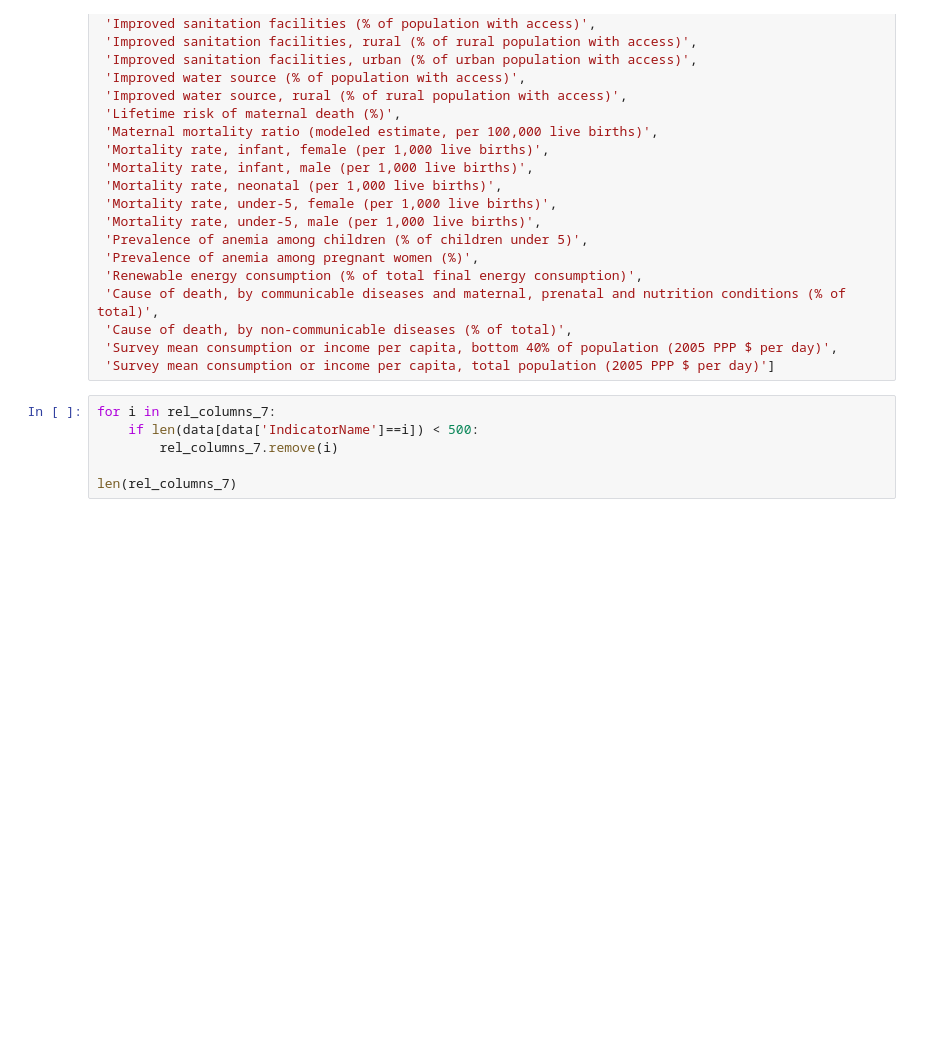
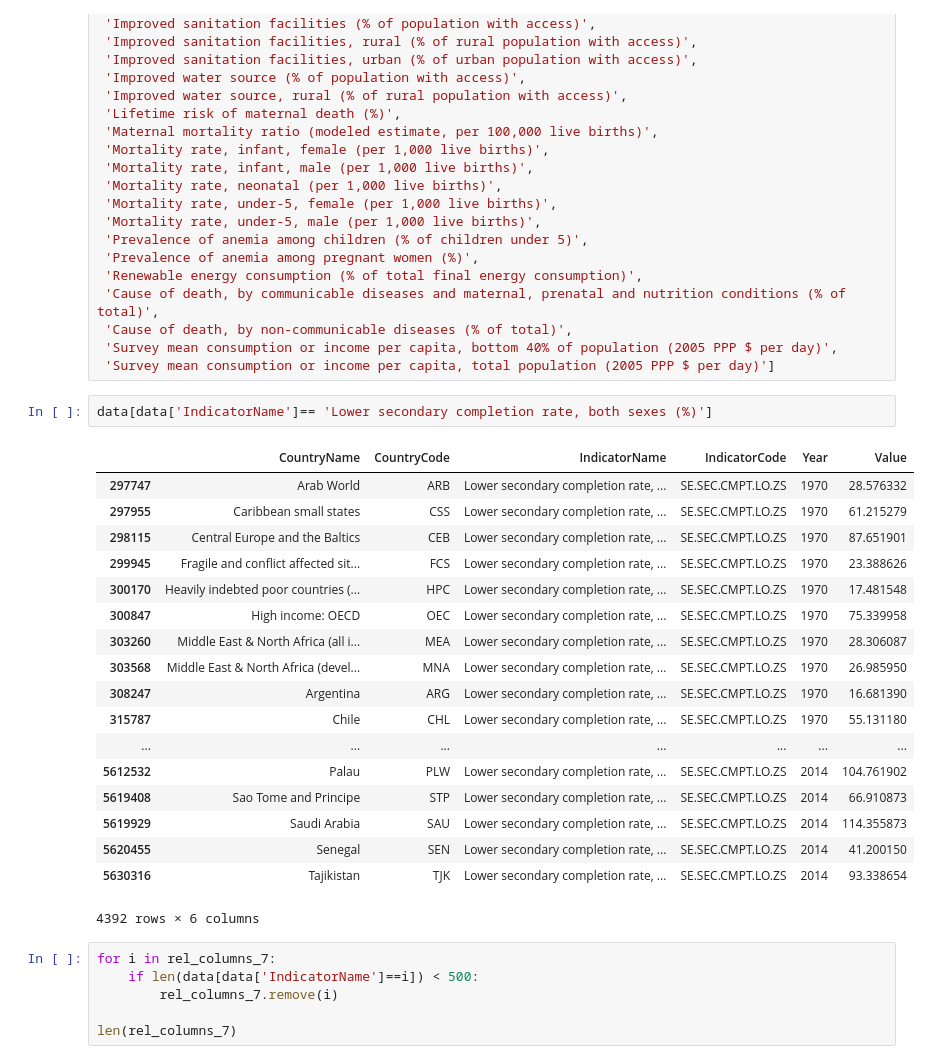
Before and after one commit to soyoungpark9187/ML_termProject, a Jupyter notebook: input/algorithm.ipynb, the cells around one changed output. Saved outputs shown, nothing was run; the diff lists cells and outputs as text; blank space fills up the shorter version.

```diff
--- a/input/algorithm.ipynb
+++ b/input/algorithm.ipynb
@@ -70,6 +70,27 @@ rel_columns_7 = ['Adolescent fertility rate (births per 1,000 women ages 15-19)'
  'Cause of death, by non-communicable diseases (% of total)',
  'Survey mean consumption or income per capita, bottom 40% of population (2005 PPP $ per day)',
  'Survey mean consumption or income per capita, total population (2005 PPP $ per day)']
+# %%
+data[data['IndicatorName']== 'Lower secondary completion rate, both sexes (%)']
+# %% [output]
+|  | CountryName | CountryCode | IndicatorName | IndicatorCode | Year | Value |
+| 297747 | Arab World | ARB | Lower secondary completion rate, ... | SE.SEC.CMPT.LO.ZS | 1970 | 28.576332 |
+| 297955 | Caribbean small states | CSS | Lower secondary completion rate, ... | SE.SEC.CMPT.LO.ZS | 1970 | 61.215279 |
+| 298115 | Central Europe and the Baltics | CEB | Lower secondary completion rate, ... | SE.SEC.CMPT.LO.ZS | 1970 | 87.651901 |
+| 299945 | Fragile and conflict affected sit... | FCS | Lower secondary completion rate, ... | SE.SEC.CMPT.LO.ZS | 1970 | 23.388626 |
+| 300170 | Heavily indebted poor countries (... | HPC | Lower secondary completion rate, ... | SE.SEC.CMPT.LO.ZS | 1970 | 17.481548 |
+| 300847 | High income: OECD | OEC | Lower secondary completion rate, ... | SE.SEC.CMPT.LO.ZS | 1970 | 75.339958 |
+| 303260 | Middle East & North Africa (all i... | MEA | Lower secondary completion rate, ... | SE.SEC.CMPT.LO.ZS | 1970 | 28.306087 |
+| 303568 | Middle East & North Africa (devel... | MNA | Lower secondary completion rate, ... | SE.SEC.CMPT.LO.ZS | 1970 | 26.985950 |
+| 308247 | Argentina | ARG | Lower secondary completion rate, ... | SE.SEC.CMPT.LO.ZS | 1970 | 16.681390 |
+| 315787 | Chile | CHL | Lower secondary completion rate, ... | SE.SEC.CMPT.LO.ZS | 1970 | 55.131180 |
+| ... | ... | ... | ... | ... | ... | ... |
+| 5612532 | Palau | PLW | Lower secondary completion rate, ... | SE.SEC.CMPT.LO.ZS | 2014 | 104.761902 |
+| 5619408 | Sao Tome and Principe | STP | Lower secondary completion rate, ... | SE.SEC.CMPT.LO.ZS | 2014 | 66.910873 |
+| 5619929 | Saudi Arabia | SAU | Lower secondary completion rate, ... | SE.SEC.CMPT.LO.ZS | 2014 | 114.355873 |
+| 5620455 | Senegal | SEN | Lower secondary completion rate, ... | SE.SEC.CMPT.LO.ZS | 2014 | 41.200150 |
+| 5630316 | Tajikistan | TJK | Lower secondary completion rate, ... | SE.SEC.CMPT.LO.ZS | 2014 | 93.338654 |
+4392 rows × 6 columns
 # %%
 for i in rel_columns_7:
     if len(data[data['IndicatorName']==i]) < 500:
```
Also changed, not shown: parts of 16 cells of this notebook.
